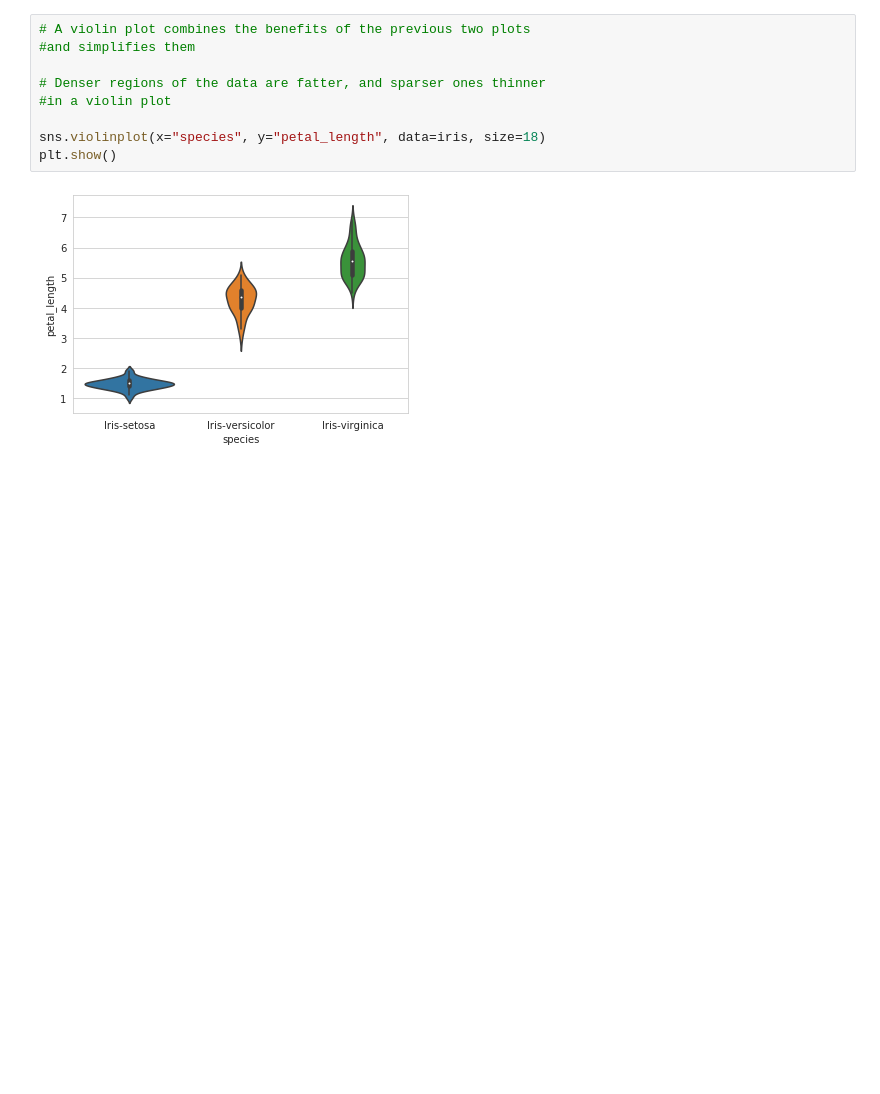
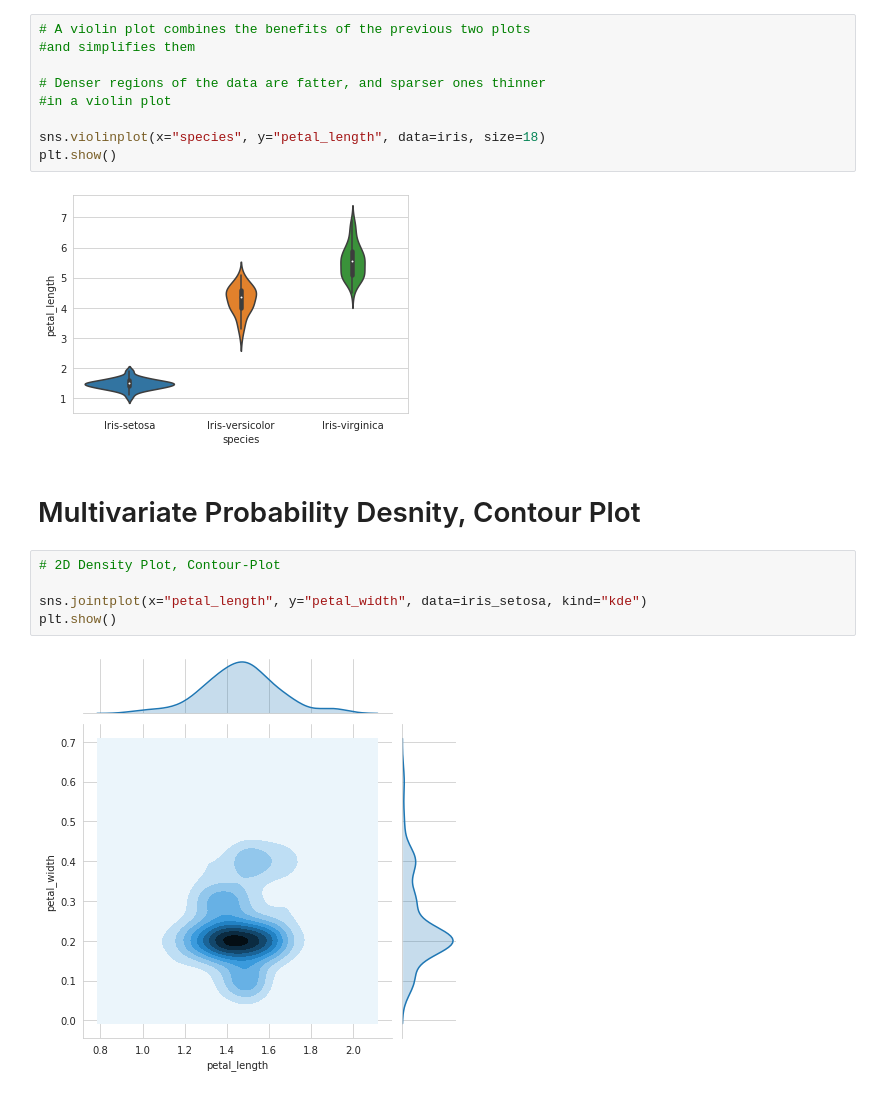
Before and after one commit to ashishsth7586/arduino, a Jupyter notebook: Module 2: Data Science Exploratory Data Analysis and Visualization/01_Plotting for EDA/Plotting for EDA.ipynb, the cells around one changed output. Drawn from its saved outputs; the diff is of its cells as text; blank space fills up the shorter version.

```diff
--- a/Module 2: Data Science Exploratory Data Analysis and Visualization/01_Plotting for EDA/Plotting for EDA.ipynb
+++ b/Module 2: Data Science Exploratory Data Analysis and Visualization/01_Plotting for EDA/Plotting for EDA.ipynb
@@ -404,3 +404,12 @@ sns.violinplot(x="species", y="petal_length", data=iris, size=18)
 plt.show()
 # %% [output]
 [figure]
+# %% [markdown]
+# Multivariate Probability Desnity, Contour Plot
+# %%
+# 2D Density Plot, Contour-Plot
+
+sns.jointplot(x="petal_length", y="petal_width", data=iris_setosa, kind="kde")
+plt.show()
+# %% [output]
+[figure, added]
```
